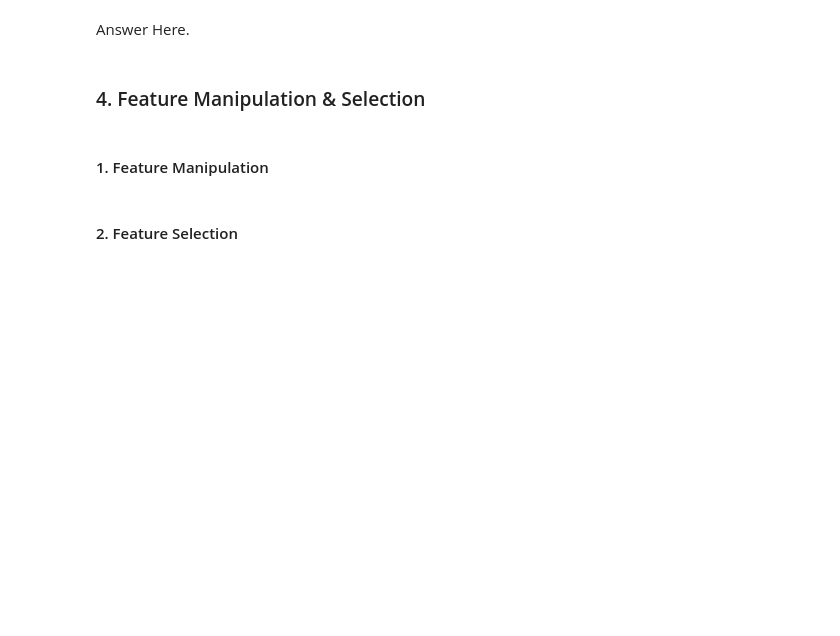
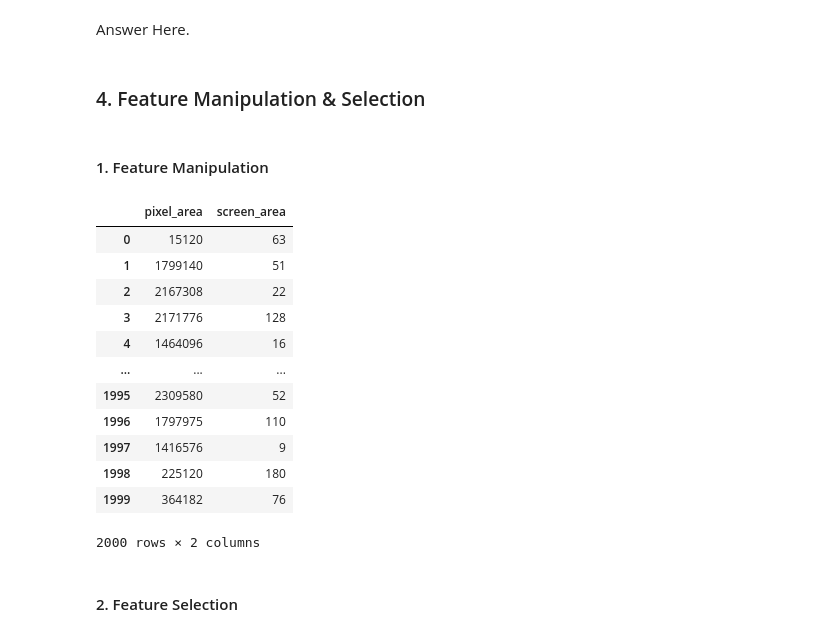
Before and after one commit to varuncode01/ST_Project3, a Jupyter notebook: ML_Project3.ipynb, the cells around one changed output. Saved outputs shown, nothing was run; the diff lists cells and outputs as text; code cells hidden in the pictures; blank space fills up the shorter version.

```diff
--- a/ML_Project3.ipynb
+++ b/ML_Project3.ipynb
@@ -740,3 +837,19 @@ Answer Here.
+# %%
+df[["pixel_area", "screen_area"]]
+# %% [output]
+|  | pixel_area | screen_area |
+| 0 | 15120 | 63 |
+| 1 | 1799140 | 51 |
+| 2 | 2167308 | 22 |
+| 3 | 2171776 | 128 |
+| 4 | 1464096 | 16 |
+| ... | ... | ... |
+| 1995 | 2309580 | 52 |
+| 1996 | 1797975 | 110 |
+| 1997 | 1416576 | 9 |
+| 1998 | 225120 | 180 |
+| 1999 | 364182 | 76 |
+2000 rows × 2 columns
 # %% [markdown]
 #### 2. Feature Selection
 # %%
```
Also changed, not shown: parts of 12 cells of this notebook.
